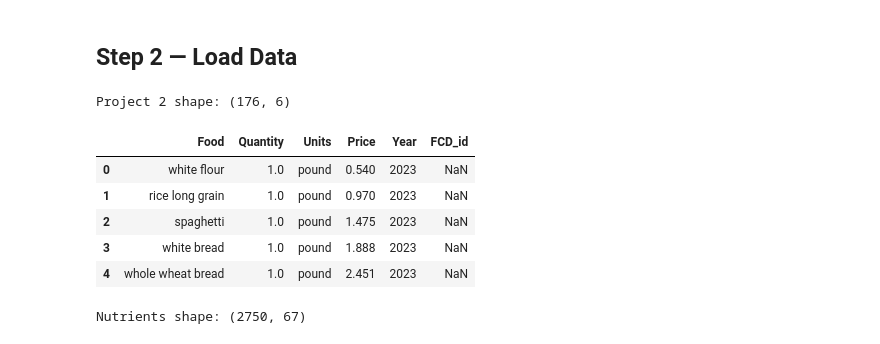
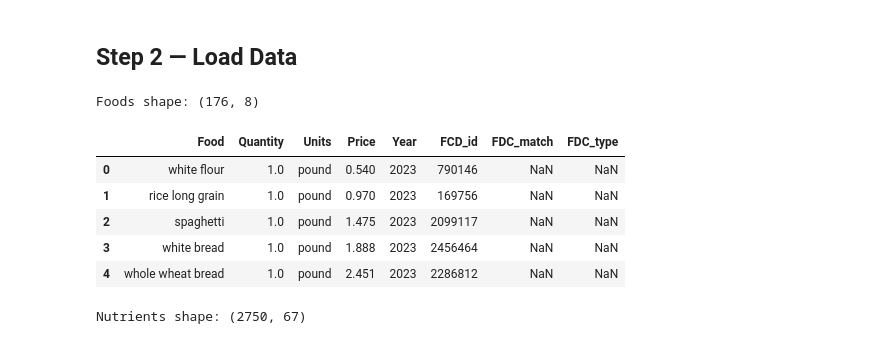
Before and after one commit to melon0420/Justus-von-Liebig, a Jupyter notebook: nutrient_mapping.ipynb, the cells around one changed output. Drawn from its saved outputs; the diff is of its cells as text; code cells hidden in the pictures.

```diff
--- a/nutrient_mapping.ipynb
+++ b/nutrient_mapping.ipynb
@@ -14,16 +15,15 @@ warnings.filterwarnings('ignore')
 # %% [markdown]
 ## Step 2 — Load Data
 # %%
-# Load Project 2 food prices
-project2 = pd.read_csv('Project_2_food_price.csv')
-print('Project 2 shape:', project2.shape)
-project2.head()
+foods = pd.read_csv('foods_with_fcd_id.csv')
+print('Foods shape:', foods.shape)
+foods.head()
 # %% [output]
-Project 2 shape: (176, 6)
+Foods shape: (176, 8)
-|  | Food | Quantity | Units | Price | Year | FCD_id |
-| 0 | white flour | 1.0 | pound | 0.540 | 2023 | NaN |
-| 1 | rice long grain | 1.0 | pound | 0.970 | 2023 | NaN |
-| 2 | spaghetti | 1.0 | pound | 1.475 | 2023 | NaN |
-| 3 | white bread | 1.0 | pound | 1.888 | 2023 | NaN |
-| 4 | whole wheat bread | 1.0 | pound | 2.451 | 2023 | NaN |
+|  | Food | Quantity | Units | Price | Year | FCD_id | FDC_match | FDC_type |
+| 0 | white flour | 1.0 | pound | 0.540 | 2023 | 790146 | NaN | NaN |
+| 1 | rice long grain | 1.0 | pound | 0.970 | 2023 | 169756 | NaN | NaN |
+| 2 | spaghetti | 1.0 | pound | 1.475 | 2023 | 2099117 | NaN | NaN |
+| 3 | white bread | 1.0 | pound | 1.888 | 2023 | 2456464 | NaN | NaN |
+| 4 | whole wheat bread | 1.0 | pound | 2.451 | 2023 | 2286812 | NaN | NaN |
 # %%
```
Also changed, not shown: parts of 20 cells of this notebook, 7 other files.
